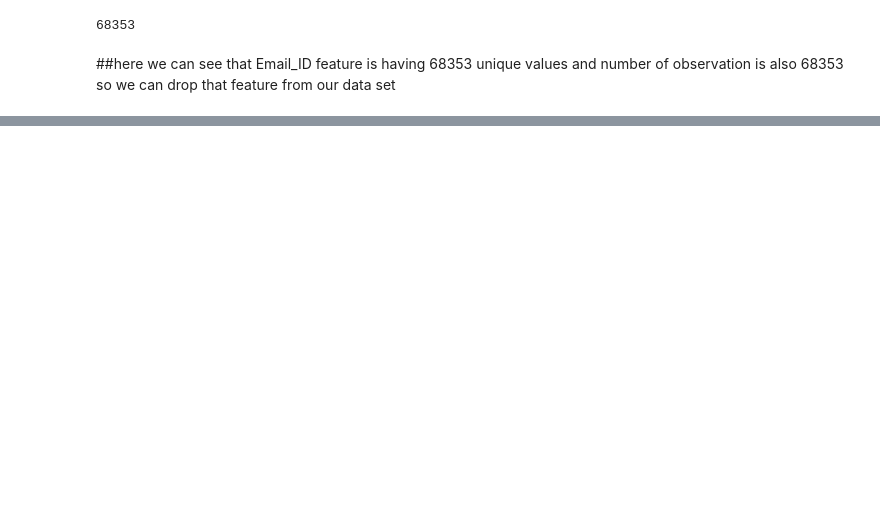
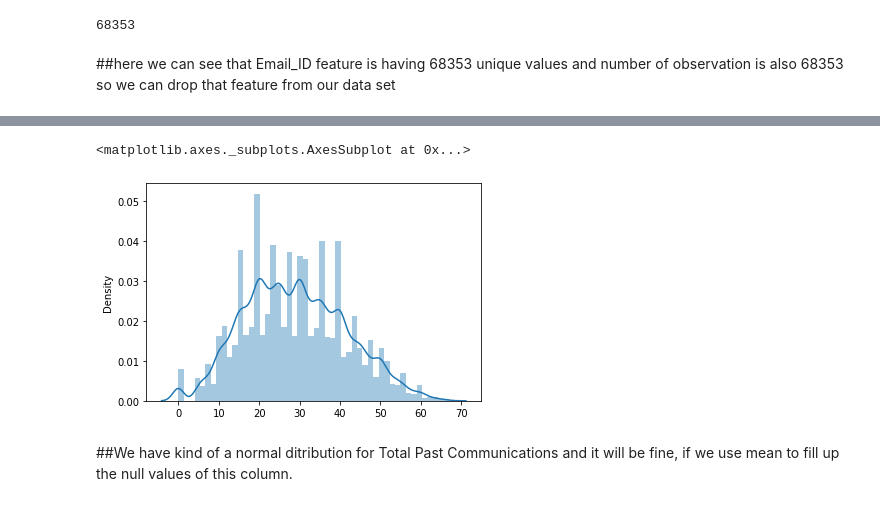
Before and after one commit to IfrazQazi/Email-Campaign-Effectiveness-Prediction-Capstone-Project, a Jupyter notebook: Email_Campaign_Effectiveness_Prediction.ipynb, the cells around one changed output, grey strips where cells are left out. Cells and saved outputs as stored; diff of their text form; code cells hidden in the pictures; blank space fills up the shorter version.

```diff
--- a/Email_Campaign_Effectiveness_Prediction.ipynb
+++ b/Email_Campaign_Effectiveness_Prediction.ipynb
@@ -107,0 +160,8 @@ email_df['Email_ID'].count()
+# %%
+#let's see the distribution of Total Past Communications to get what majority of the data tends to so that we can fill it accordingly
+sns.distplot(x=email_df['Total_Past_Communications'], hist = True)
+# %% [output]
+<matplotlib.axes._subplots.AxesSubplot at 0x...>
+[figure, added]
+# %% [markdown]
+##We have kind of a normal ditribution for Total Past Communications and it will be fine, if we use mean to fill up the null values of this column.
```
Also changed, not shown: parts of 24 cells of this notebook.
